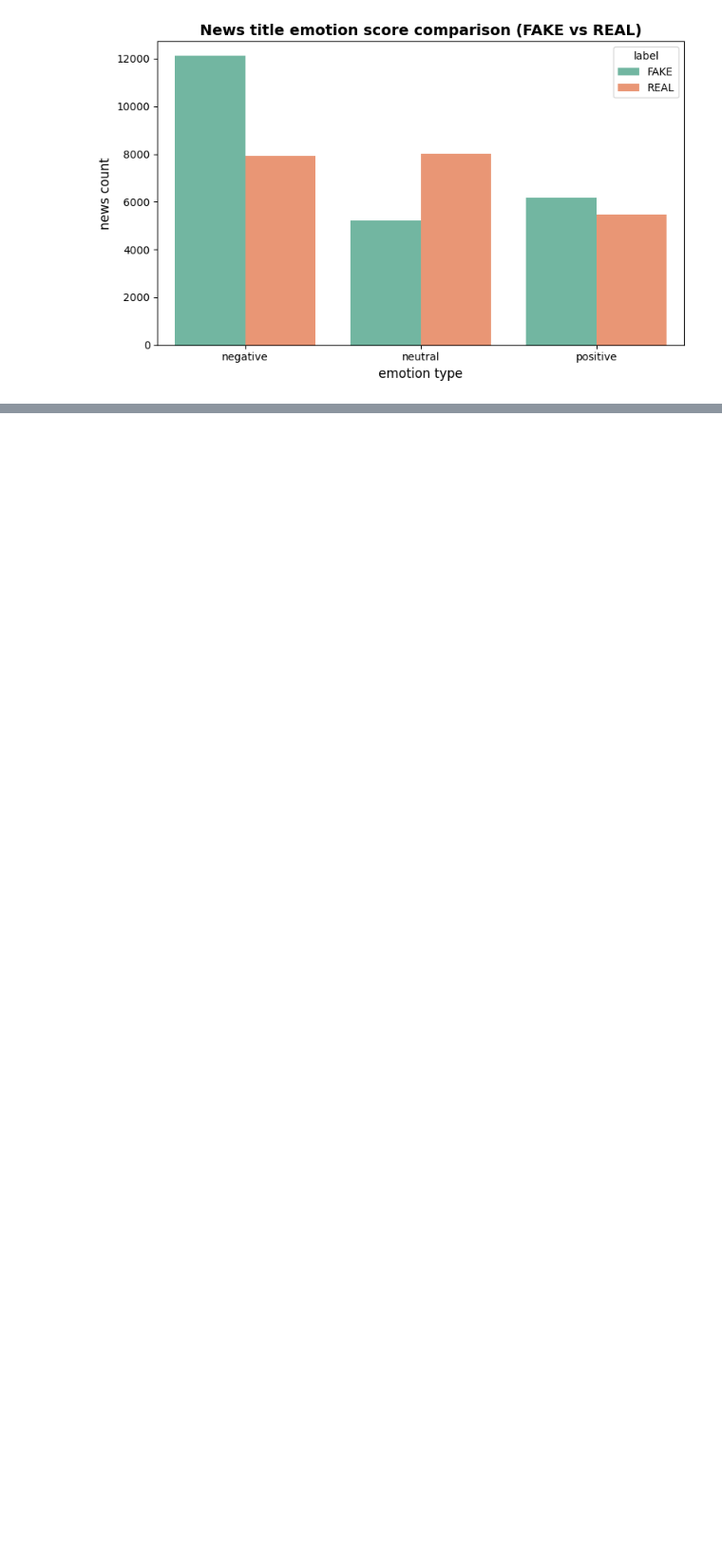
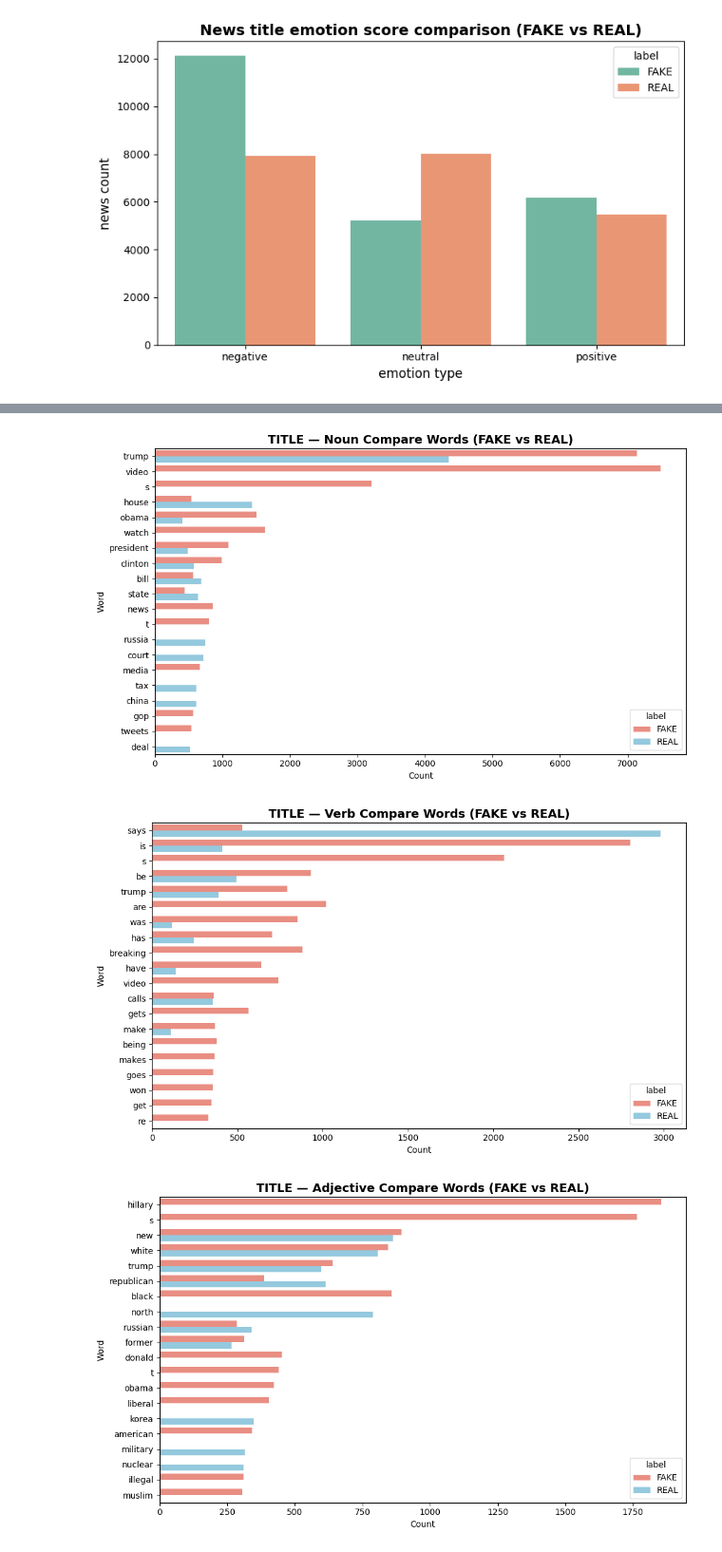
Before and after one commit to hyeeeeeon/ProblemSolving, a Jupyter notebook: Data_Analysis.ipynb, the cells around one changed output, grey strips where cells are left out. Shown at 95% size. Saved outputs shown, nothing was run; the diff lists cells and outputs as text; code cells hidden in the pictures; blank space fills up the shorter version.

```diff
--- a/Data_Analysis.ipynb
+++ b/Data_Analysis.ipynb
@@ -537,0 +611,45 @@ KeyboardInterrupt:
+# %%
+def get_pos_compare_df(result_dict, section, pos_type, top_n=20):
+    fake_words = dict(result_dict[f'FAKE_{section}'][pos_type])
+    real_words = dict(result_dict[f'REAL_{section}'][pos_type])
+
+    # 공통 단어 + FAKE에서만, REAL에서만 있는 단어 포함
+    all_words = set(fake_words) | set(real_words)
+
+    data = []
+    for word in all_words:
+        data.append({
+            'word': word,
+            'FAKE': fake_words.get(word, 0),
+            'REAL': real_words.get(word, 0)
+        })
+
+    df_comp = pd.DataFrame(data)
+    df_comp['total'] = df_comp['FAKE'] + df_comp['REAL']
+
+    # 자주 등장하는 단어 상위 N개만 선택
+    df_top = df_comp.sort_values(by='total', ascending=False).head(top_n)
+    return df_top
+# %%
+import matplotlib.pyplot as plt
+import seaborn as sns
+
+def plot_pos_comparison(df, pos_type, section):
+    df_melted = df.melt(id_vars='word', value_vars=['FAKE', 'REAL'], var_name='label', value_name='count')
+
+    plt.figure(figsize=(10, 6))
+    sns.barplot(data=df_melted, y='word', x='count', hue='label', palette={'FAKE': 'salmon', 'REAL': 'skyblue'})
+    plt.title(f"{section.upper()} — {pos_type} Compare Words (FAKE vs REAL)", fontsize=14, weight='bold')
+    plt.xlabel("Count")
+    plt.ylabel("Word")
+    plt.tight_layout()
+    plt.show()
+# %%
+# 예: 모든 품사에 대해 title 기준 비교
+for pos in ['Noun', 'Verb', 'Adjective']:
+    df_pos = get_pos_compare_df(results, section='title', pos_type=pos)
+    plot_pos_comparison(df_pos, pos_type=pos, section='title')
+# %% [output]
+[figure, added]
+[figure, added]
+[figure, added]
```
Also changed, not shown: parts of 22 cells of this notebook.
